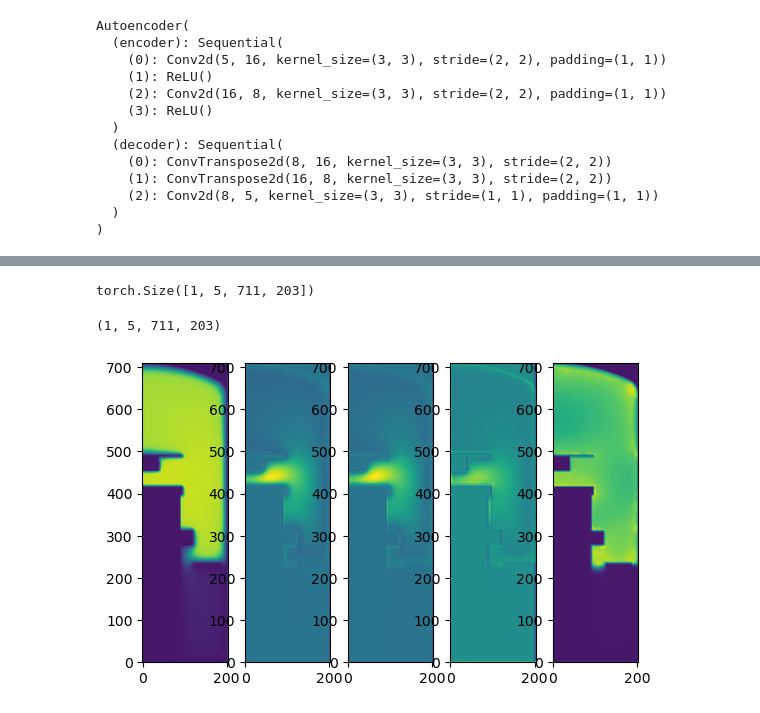
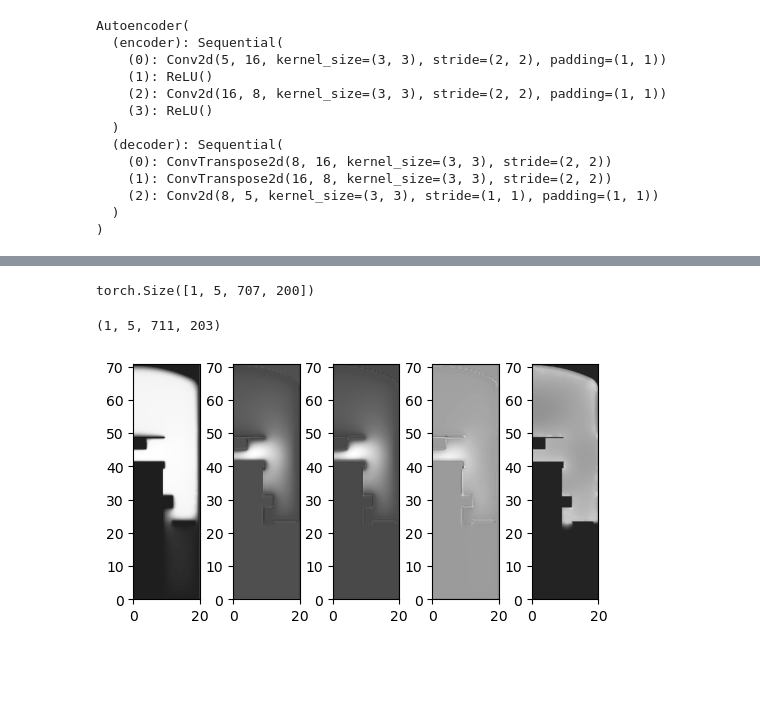
Before and after one commit to jarltc/2d-discharge-nn, a Jupyter notebook: torch/autoencoder_study.ipynb, the cells around one changed output, grey strips where cells are left out. Drawn from its saved outputs; the diff is of its cells as text; code cells hidden in the pictures; blank space fills up the shorter version.

```diff
--- a/torch/autoencoder_study.ipynb
+++ b/torch/autoencoder_study.ipynb
@@ -172,0 +173,4 @@ epochs = 200
+# %%
+epochs = 200
+weights_np = np.expand_dims(np.array([1.0, 1.5, 1.5, 1.5, 1.0], dtype=np.float32), axis=(0, 2, 3))
+weights = torch.tensor(weights_np, device=device)
@@ -173,4 +181,5 @@ epochs = 200
 # %%
+epoch_loss = []
 for epoch in tqdm(range(epochs)):
     # loop = tqdm(trainloader)
 
@@ -183,10 +192,11 @@ for epoch in tqdm(range(epochs)):
         running_loss = 0.0
 
         outputs = model(inputs)
-        loss = criterion(outputs, inputs)
+        loss = criterion(outputs, inputs * weights)
         loss.backward()
         optimizer.step()
 
         running_loss += loss.item()
         # loop.set_description(f"Epoch {epoch+1}/{epochs}")
-        running_loss = 0.0
+
+    epoch_loss.append(running_loss)
@@ -193,7 +205,7 @@ for epoch in tqdm(range(epochs)):
 # %%
 outputs.size()
 # %% [output]
-torch.Size([1, 5, 711, 203])
+torch.Size([1, 5, 707, 200])
 # %%
 test_tensor = torch.tensor(test, device=device)
 # %%
@@ -205,9 +217,9 @@ decoded.shape
 # %% [output]
 (1, 5, 711, 203)
 # %%
-fig, axs = plt.subplots(nrows=1, ncols=5)
+fig, axs = plt.subplots(nrows=1, ncols=5, figsize=(6, 12))
+plt.subplots_adjust(wspace=0.5)
 for i, ax in enumerate(axs):
-    ax.imshow(decoded[0,i,:,:], origin='lower')
-    ax.colormap
+    ax.imshow(decoded[0,i,:,:], origin='lower', cmap='Greys_r', extent=[0, 20, 0, 70.7])
 # %% [output]
-[figure, old version]
+[figure, new version]
```
Also changed, not shown: parts of 5 cells of this notebook.
